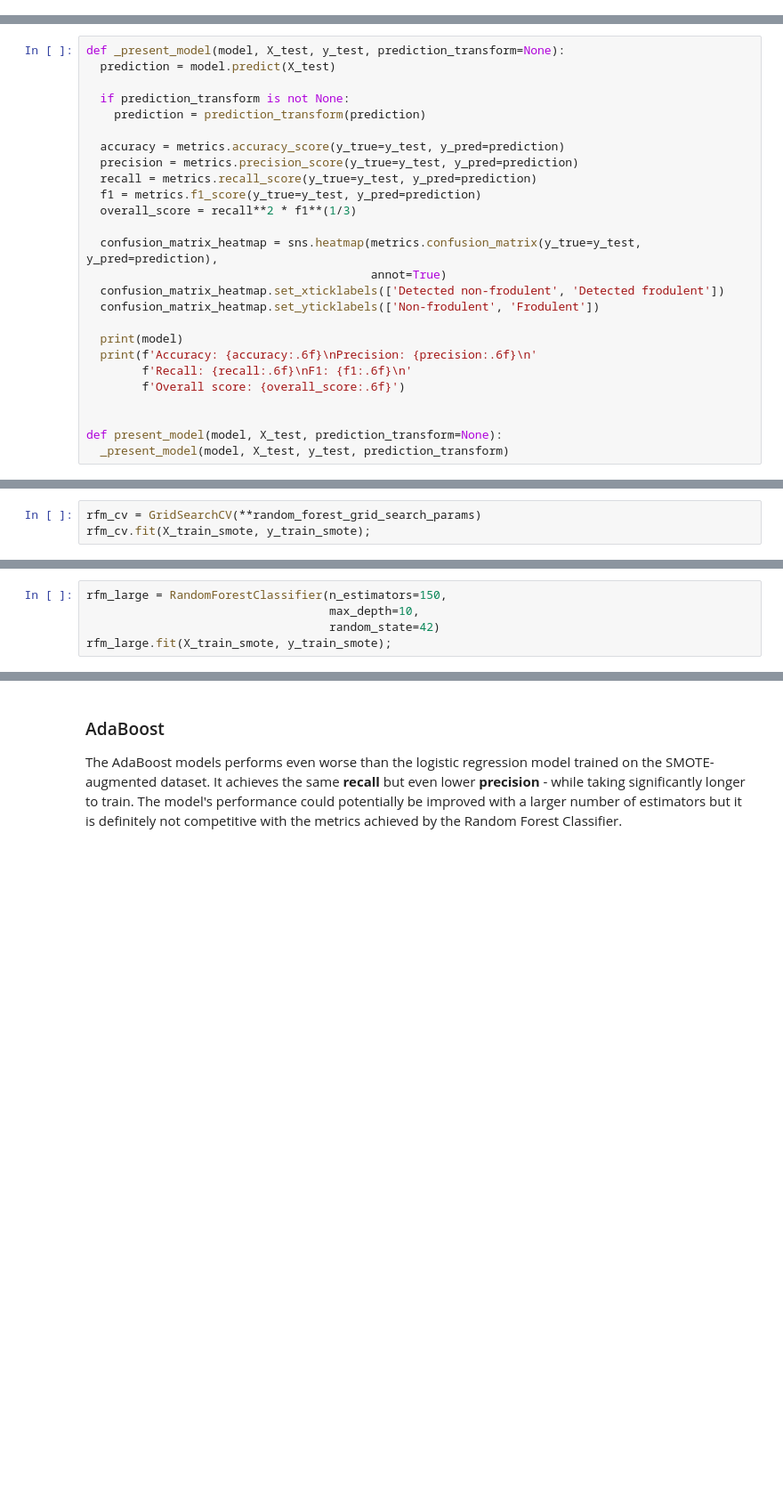
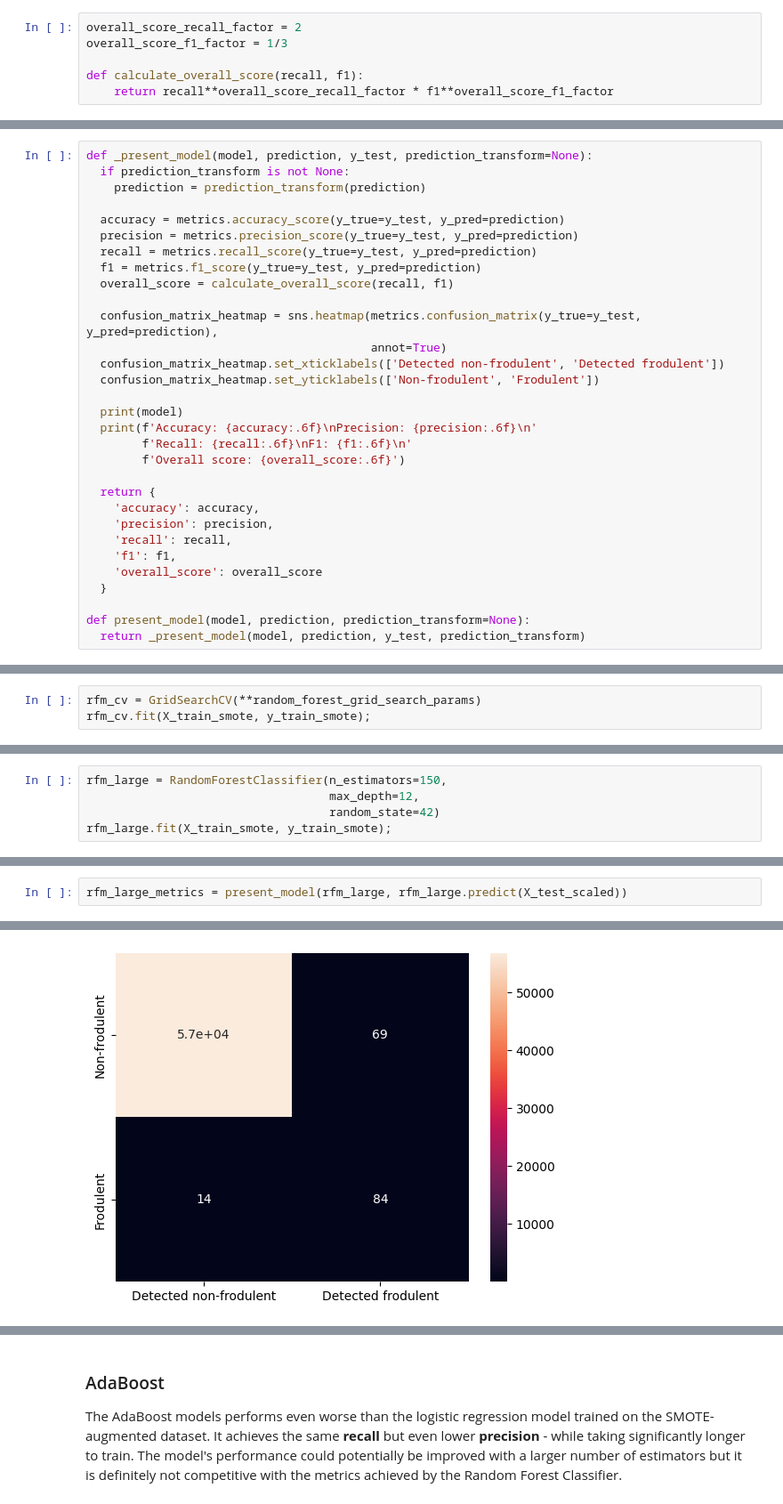
Before and after one commit to k-kalita/credit-card-fraud-detection, a Jupyter notebook: credit_card_fraud_detection.ipynb, the cells around one changed output, grey strips where cells are left out. Shown at 89% size. Cells and saved outputs as stored; diff of their text form; blank space fills up the shorter version.

```diff
--- a/credit_card_fraud_detection.ipynb
+++ b/credit_card_fraud_detection.ipynb
@@ -174,12 +176,16 @@ $Overall Score = Recall^2 * \sqrt[3]{\text{F1}}$
+# %%
+overall_score_recall_factor = 2
+overall_score_f1_factor = 1/3
+
+def calculate_overall_score(recall, f1):
+    return recall**overall_score_recall_factor * f1**overall_score_f1_factor
 # %%
 import sklearn.metrics as metrics
 from sklearn.model_selection import GridSearchCV
 # %% [markdown]
 ### Helper functions
 # %%
-def _present_model(model, X_test, y_test, prediction_transform=None):
-  prediction = model.predict(X_test)
-
+def _present_model(model, prediction, y_test, prediction_transform=None):
   if prediction_transform is not None:
     prediction = prediction_transform(prediction)
 
@@ -187,7 +193,7 @@ def _present_model(model, X_test, y_test, prediction_transform=None):
   precision = metrics.precision_score(y_true=y_test, y_pred=prediction)
   recall = metrics.recall_score(y_true=y_test, y_pred=prediction)
   f1 = metrics.f1_score(y_true=y_test, y_pred=prediction)
-  overall_score = recall**2 * f1**(1/3)
+  overall_score = calculate_overall_score(recall, f1)
 
   confusion_matrix_heatmap = sns.heatmap(metrics.confusion_matrix(y_true=y_test, y_pred=prediction),
                                          annot=True)
@@ -199,9 +205,16 @@ def _present_model(model, X_test, y_test, prediction_transform=None):
         f'Recall: {recall:.6f}\nF1: {f1:.6f}\n'
         f'Overall score: {overall_score:.6f}')
 
+  return {
+    'accuracy': accuracy,
+    'precision': precision,
+    'recall': recall,
+    'f1': f1,
+    'overall_score': overall_score
+  }
 
-def present_model(model, X_test, prediction_transform=None):
-  _present_model(model, X_test, y_test, prediction_transform)
+def present_model(model, prediction, prediction_transform=None):
+  return _present_model(model, prediction, y_test, prediction_transform)
 # %%
 def plot_grid_search_cv_hyperparams_heatmap(grid_search_cv,
                                             param1,
@@ -366,5 +382,5 @@ Below, a much larger random forest, with 150 estimators and maximum depth of 10,
 # %%
 rfm_large = RandomForestClassifier(n_estimators=150,
-                                   max_depth=10,
+                                   max_depth=12,
                                    random_state=42)
 rfm_large.fit(X_train_smote, y_train_smote);
@@ -380,0 +387,3 @@ Overall score: 0.611057
+# %%
+rfm_large_metrics = present_model(rfm_large, rfm_large.predict(X_test_scaled))
+# %% [output]
@@ -381 +396,2 @@ Overall score: 0.611057
+[figure, added]
 # %% [markdown]
```
Also changed, not shown: parts of 26 cells of this notebook, 1 other file.
